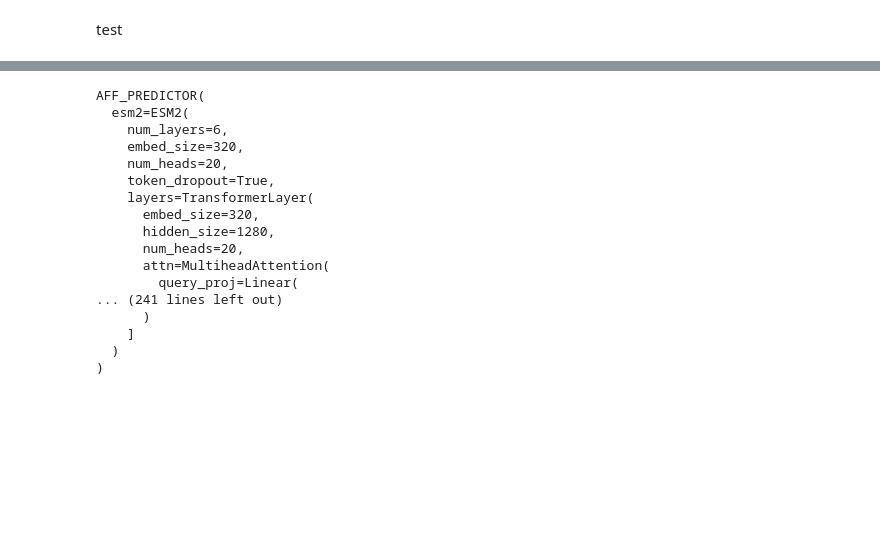
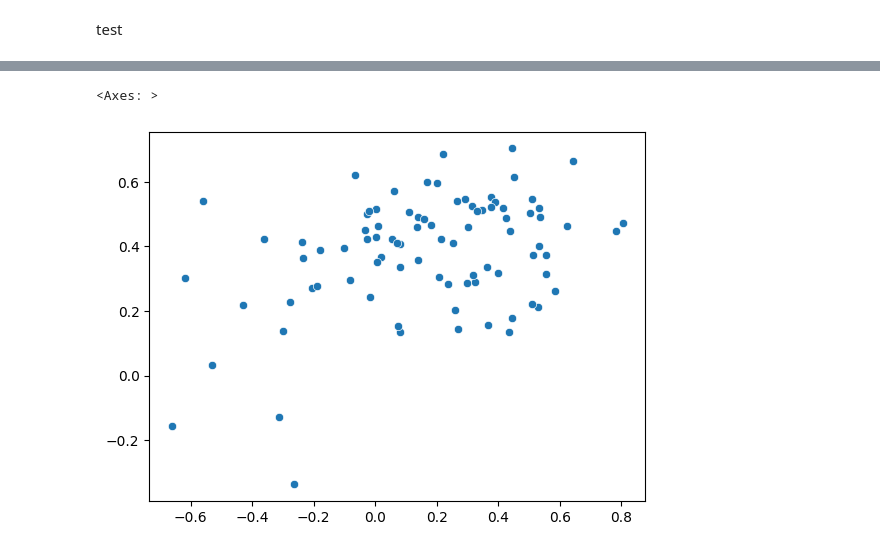
Before and after one commit to kunz-jonathan/BindCraft_uva_internship, a Jupyter notebook: surr_model/notebooks/esm_stripped.ipynb, the cells around one changed output, grey strips where cells are left out. Drawn from its saved outputs; the diff is of its cells as text; code cells hidden in the pictures; blank space fills up the shorter version.

```diff
--- a/surr_model/notebooks/esm_stripped.ipynb
+++ b/surr_model/notebooks/esm_stripped.ipynb
@@ -52,7 +121,7 @@ model_key, call_key = jr.split(jrandom.PRNGKey(0), 2)
 # initializing models
 torch_model, _ = esm.pretrained.esm2_t6_8M_UR50D()
 model_esm2 = esm2quinox.from_torch(torch_model)
-model_aff, model_state = eqx.nn.make_with_state(AFF_PREDICTOR)(
+model_aff, model_state = eqx.nn.make_with_state(stripped_PREDICTOR)(
     model=model_esm2, key=model_key
 )
 
@@ -81,10 +138,10 @@ array([[ 0, 16, 14, 10,  6,  6,  6, 14, 11,  8,  8,  9, 16, 12, 20, 15,
 # %%
 # train model
-best_model, train_losses,model_state = train_model(
+best_model, model_state, train_losses = train_model(
     training_DataLoader=train_loader,
-    max_epochs=3,
+    max_epochs=5,
     model_aff=model_aff,
-    model_state= model_state,
+    model_state=model_state,
     opt_state=opt_state,
     optim=optim,
     key=call_key,
@@ -93,0 +149,11 @@ Training complete.
+# %%
+best_model, model_state, train_losses, val_losses = train_model_validation(
+    training_DataLoader=train_loader,
+    validation_Dataloader=validation_loader,
+    max_epochs=5,
+    model_aff=model_aff,
+    model_state=model_state,
+    opt_state=opt_state,
+    optim=optim,
+    key=call_key,
+)
@@ -113,16 +172,19 @@ sns.kdeplot(data_test.aff_Vals)
 # %%
+test_key_init = jrandom.PRNGKey(1)
 inference_model = eqx.nn.inference_mode(best_model)
 inference_model = eqx.Partial(inference_model, state=model_state)
 
 test_loss_list = []
+pred_y_list = []
+y_val_list = []
 
-for entry, (x_prot,x_pept, y_val) in enumerate(test_loader):
-
-    x_prot,x_pept, y_val = jnp.array(x_prot),jnp.array(x_pept), jnp.array(y_val)
-    test_key = jr.split(test_key_init,x_pept.shape[0])
-    test_loss, pred_y = eval_step(inference_model, x_prot,x_pept, y_val,test_key)
+for entry, (x_prot, x_pept, y_val) in enumerate(test_loader):
+    x_prot, x_pept, y_val = jnp.array(x_prot), jnp.array(x_pept), jnp.array(y_val)
+    test_key = jr.split(test_key_init, x_pept.shape[0])
+    test_loss, pred_y = eval_step(inference_model, x_prot, x_pept, y_val, test_key)
     test_loss_list.append(test_loss.item())
-
+    pred_y_list.append(pred_y.item())
+    y_val_list.append(y_val.item())
     print(
         f"[Entry {entry + 1}] , Test Loss: {test_loss:.3f}, Predicted Y: {pred_y.item():.3f}, , True Y: {y_val.item():.3f}"
     )
@@ -147,20 +209,5 @@ for entry, (x_prot,x_pept, y_val) in enumerate(test_loader):
-# %%
-model_aff
-# %% [output]
-AFF_PREDICTOR(
-  esm2=ESM2(
-    num_layers=6,
-    embed_size=320,
-    num_heads=20,
-    token_dropout=True,
-    layers=TransformerLayer(
-      embed_size=320,
-      hidden_size=1280,
-      num_heads=20,
-      attn=MultiheadAttention(
-        query_proj=Linear(
-... (241 lines left out)
-      )
-    ]
-  )
-)
+# %%
+sns.scatterplot(x=y_val_list,y=pred_y_list)
+# %% [output]
+<Axes: >
+[figure, added]
```
Also changed, not shown: parts of 24 cells of this notebook, 4 other files.
